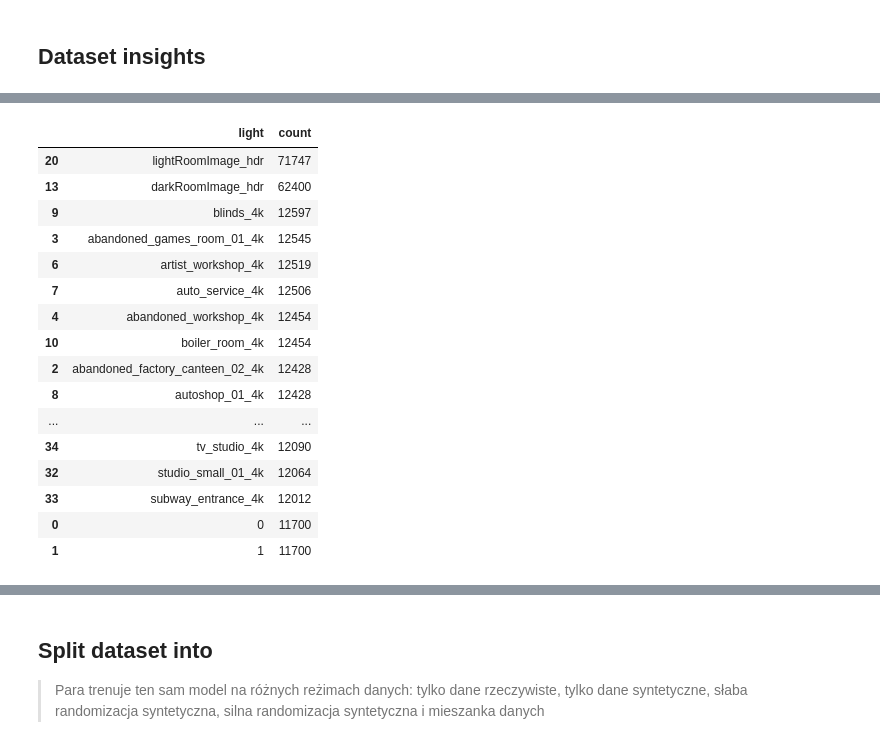
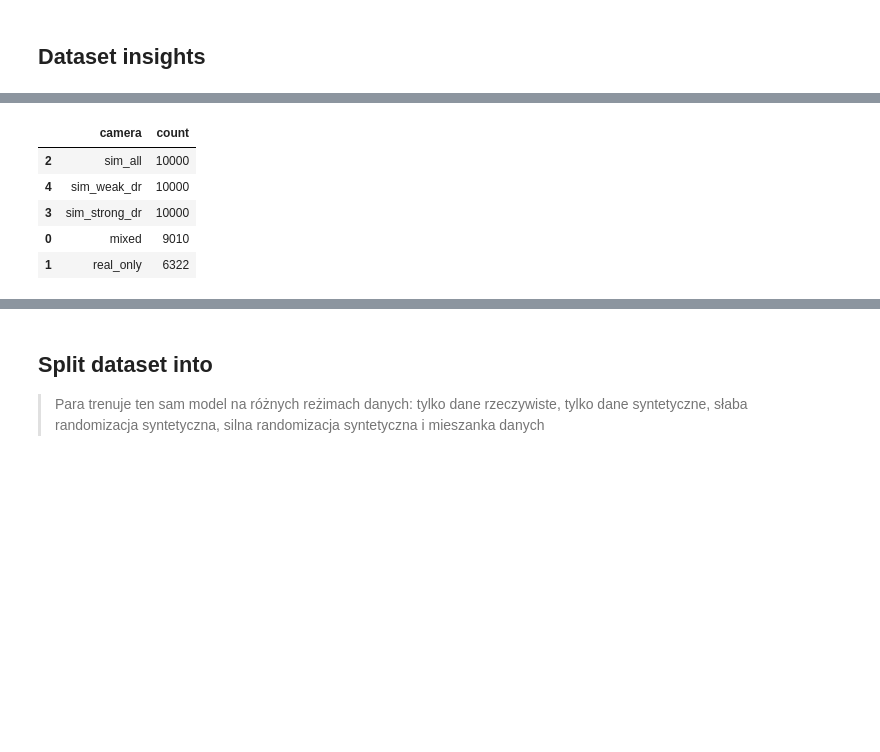
Before and after one commit to Eikthyrnir/uam-cv-sim-to-real-interpretability, a Jupyter notebook: DIMO_detection_sandbox.ipynb, the cells around one changed output, grey strips where cells are left out. Drawn from its saved outputs; the diff is of its cells as text; code cells hidden in the pictures; blank space fills up the shorter version.

```diff
--- a/DIMO_detection_sandbox.ipynb
+++ b/DIMO_detection_sandbox.ipynb
@@ -299,20 +308,33 @@ from dimo_repo.scripts.dimo_loader import DimoLoader
 from pathlib import Path
 # %%
 # Set path to the extracted dimo dataset folder
-dimo_ds_path = Path('/content/dimo_small')
+# dimo_ds_path = Path('/content/dimo_small')
+dimo_ds_path = Path('/content/DIMO_experiment_subsets')
 # %%
 dimo_loader = DimoLoader()
 
-# Pass cameras=["real_d415"] to specify the folder to load instead of defaulting to real_jaigo
+# dimo_ds = dimo_loader.load(
+#     dimo_ds_path,
+#     cameras=[
+#         "real_d415",
+#         "real_jaigo",
+#         "real_l515",
+#       # exclude real_mvbluefox since this folder contains gray folder for gray images instead of rgb.
+#       # DimoLoader can't handle this and it's also easier to only train on rgb images
+#       #  "real_mvbluefox",
+#         "sim_jaigo"
+#     ])
+
 dimo_ds = dimo_loader.load(
     dimo_ds_path,
     cameras=[
-        "real_d415",
-        "real_jaigo",
-        "real_l515",
+        "real_only",
+        "sim_all",
       # exclude real_mvbluefox since this folder contains gray folder for gray images instead of rgb.
       # DimoLoader can't handle this and it's also easier to only train on rgb images
       #  "real_mvbluefox",
-        "sim_jaigo"
+        "sim_weak_dr",
+        "sim_strong_dr",
+        "mixed",
     ])
 # %% [output]
@@ -384,6 +381,9 @@ for cam_name, scenes in dimo_ds.items():
             img_id = img['id']
             img_path = str(img['path'])
             num_objects = len(img['objects'])
+
+            if not os.path.exists(img['path']):
+                continue
 
             image_data = {
                     'camera': cam_name,
@@ -448,26 +448,15 @@ Total unique combinations: 30239
 # %%
 df_dimo.groupby(
-    ['light'],
+    ['camera'],
     dropna=False
 ).size().reset_index(name='count').sort_values(by='count', ascending=False)
 # %% [output]
-|  | light | count |
-| 20 | lightRoomImage_hdr | 71747 |
-| 13 | darkRoomImage_hdr | 62400 |
-| 9 | blinds_4k | 12597 |
-| 3 | abandoned_games_room_01_4k | 12545 |
-| 6 | artist_workshop_4k | 12519 |
-| 7 | auto_service_4k | 12506 |
-| 4 | abandoned_workshop_4k | 12454 |
-| 10 | boiler_room_4k | 12454 |
-| 2 | abandoned_factory_canteen_02_4k | 12428 |
-| 8 | autoshop_01_4k | 12428 |
-| ... | ... | ... |
-| 34 | tv_studio_4k | 12090 |
-| 32 | studio_small_01_4k | 12064 |
-| 33 | subway_entrance_4k | 12012 |
-| 0 | 0 | 11700 |
-| 1 | 1 | 11700 |
+|  | camera | count |
+| 2 | sim_all | 10000 |
+| 4 | sim_weak_dr | 10000 |
+| 3 | sim_strong_dr | 10000 |
+| 0 | mixed | 9010 |
+| 1 | real_only | 6322 |
 # %%
 df_dimo.groupby(
     ['camera', 'total_objects_in_image'],
```
Also changed, not shown: parts of 15 cells of this notebook.
